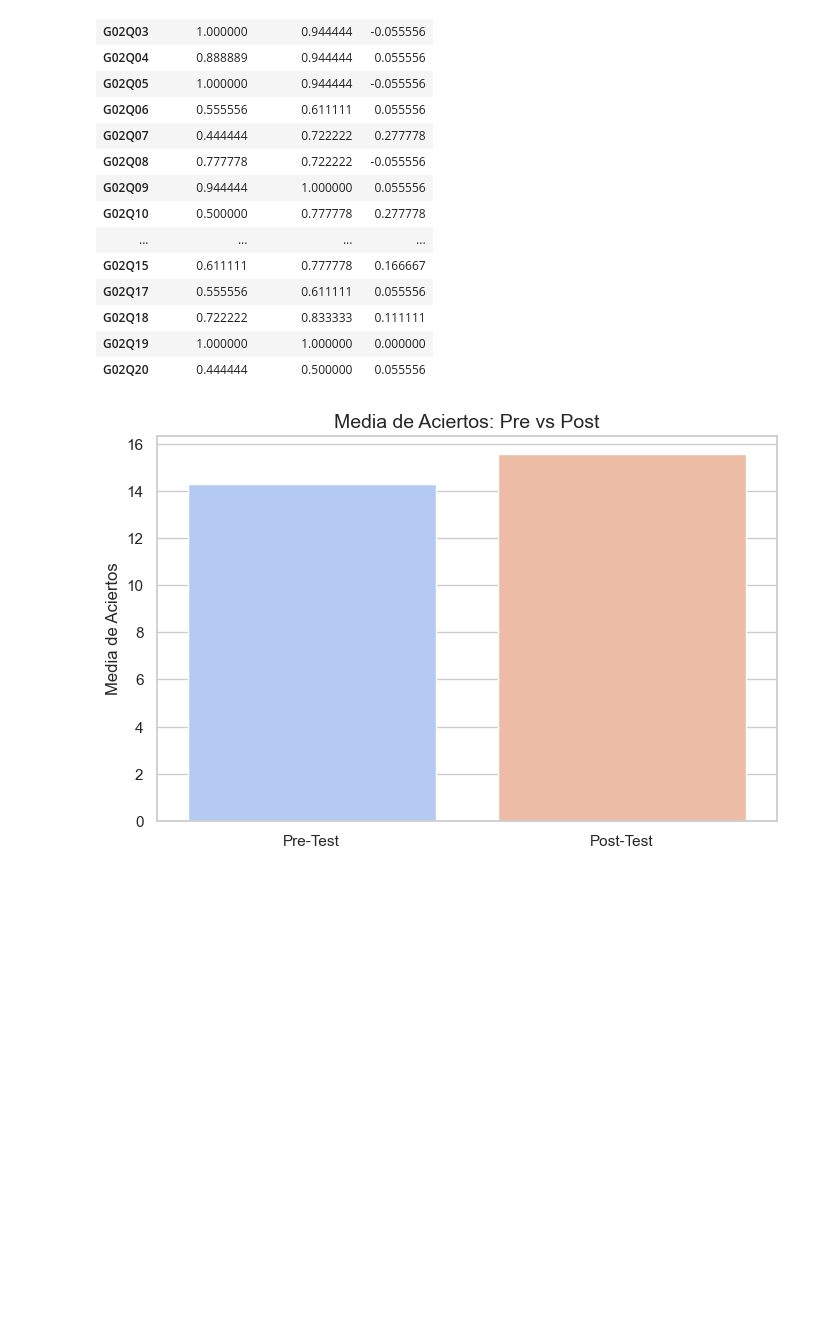
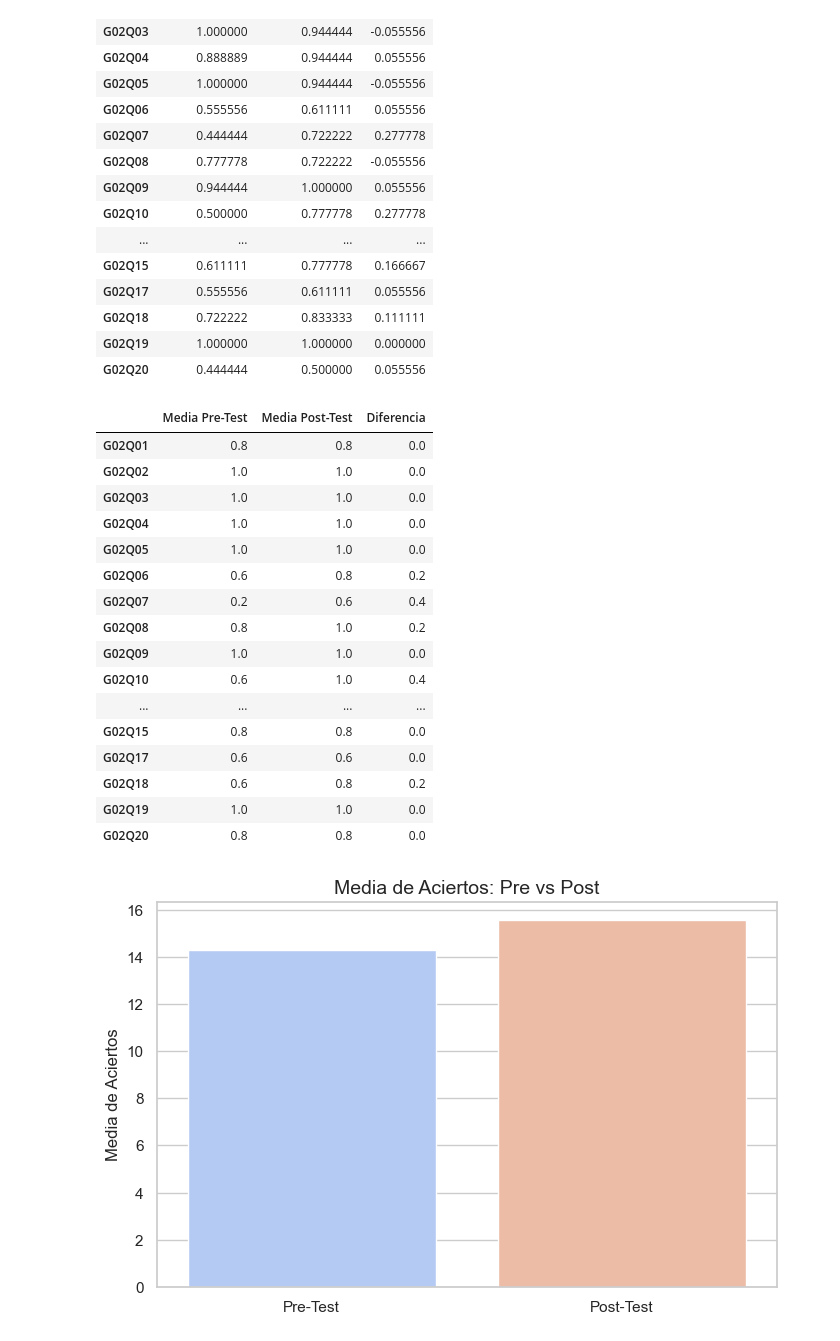
Before and after one commit to admont02/TFG-SimonaAntonova-AdrianMontero, a Jupyter notebook: AnalisisDeDatos.ipynb, the cells around one changed output. Saved outputs shown, nothing was run; the diff lists cells and outputs as text; code cells hidden in the pictures; blank space fills up the shorter version.

```diff
--- a/AnalisisDeDatos.ipynb
+++ b/AnalisisDeDatos.ipynb
@@ -174,7 +174,13 @@ for user_token, user_data in raw_data_post.items():
 # Crear DataFrames
 df_pre = pd.DataFrame(data_list_pre)
 df_post = pd.DataFrame(data_list_post)
+# Crear una copia de la columna G02Q22 antes de eliminarla
+if "G02Q22" in df_post.columns:
+    respuestas_G02Q22 = df_post[["token", "G02Q22"]].copy()
 
+
+
+#display(df_post)
 #preguntas_G02X = [col for col in df_post.columns if col.startswith("G02Q2")]
 #display(df_post[preguntas_G02X])
 
@@ -182,7 +188,7 @@ df_post = pd.DataFrame(data_list_post)
 preguntas_G02 = [col for col in df_pre.columns if col.startswith("G02")]
 
 # Filtrar las preguntas relevantes en ambos DataFrames
-df_pre = df_pre[["token","G01Q01"] + preguntas_G02]
+df_pre = df_pre[["token","G01Q01","G01Q04"] + preguntas_G02]
 df_post = df_post[["token"] + preguntas_G02]
 if "G02Q16" in df_pre.columns:
     df_pre = df_pre.drop(columns=["G02Q16"])
@@ -337,6 +343,38 @@ display(mejoras_por_pregunta)
 | G02Q18 | 0.722222 | 0.833333 | 0.111111 |
 | G02Q19 | 1.000000 | 1.000000 | 0.000000 |
 | G02Q20 | 0.444444 | 0.500000 | 0.055556 |
+# %%
+# Filtrar usuarios que respondieron "A04" en la pregunta G01Q04
+usuarios_A04 = df_pre[df_pre["G01Q04"] == "AO04"]
+
+# Crear nuevas tablas solo para estos usuarios
+mejoras_por_pregunta_A04 = pd.DataFrame({
+    "Media Pre-Test": [usuarios_A04[q].apply(lambda x: x == respuestas_correctas[q]).mean() for q in preguntas_G02],
+    "Media Post-Test": [df_post.loc[usuarios_A04.index, q].apply(lambda x: x == respuestas_correctas[q]).mean() for q in preguntas_G02]
+}, index=preguntas_G02)
+
+mejoras_por_pregunta_A04["Diferencia"] = mejoras_por_pregunta_A04["Media Post-Test"] - mejoras_por_pregunta_A04["Media Pre-Test"]
+
+# Mostrar la tabla específica
+display(mejoras_por_pregunta_A04)
+# %% [output]
+|  | Media Pre-Test | Media Post-Test | Diferencia |
+| G02Q01 | 0.8 | 0.8 | 0.0 |
+| G02Q02 | 1.0 | 1.0 | 0.0 |
+| G02Q03 | 1.0 | 1.0 | 0.0 |
+| G02Q04 | 1.0 | 1.0 | 0.0 |
+| G02Q05 | 1.0 | 1.0 | 0.0 |
+| G02Q06 | 0.6 | 0.8 | 0.2 |
+| G02Q07 | 0.2 | 0.6 | 0.4 |
+| G02Q08 | 0.8 | 1.0 | 0.2 |
+| G02Q09 | 1.0 | 1.0 | 0.0 |
+| G02Q10 | 0.6 | 1.0 | 0.4 |
+| ... | ... | ... | ... |
+| G02Q15 | 0.8 | 0.8 | 0.0 |
+| G02Q17 | 0.6 | 0.6 | 0.0 |
+| G02Q18 | 0.6 | 0.8 | 0.2 |
+| G02Q19 | 1.0 | 1.0 | 0.0 |
+| G02Q20 | 0.8 | 0.8 | 0.0 |
 # %%
 import matplotlib.pyplot as plt
 import seaborn as sns
```
Also changed, not shown: parts of 3 cells of this notebook, 27 other files.
